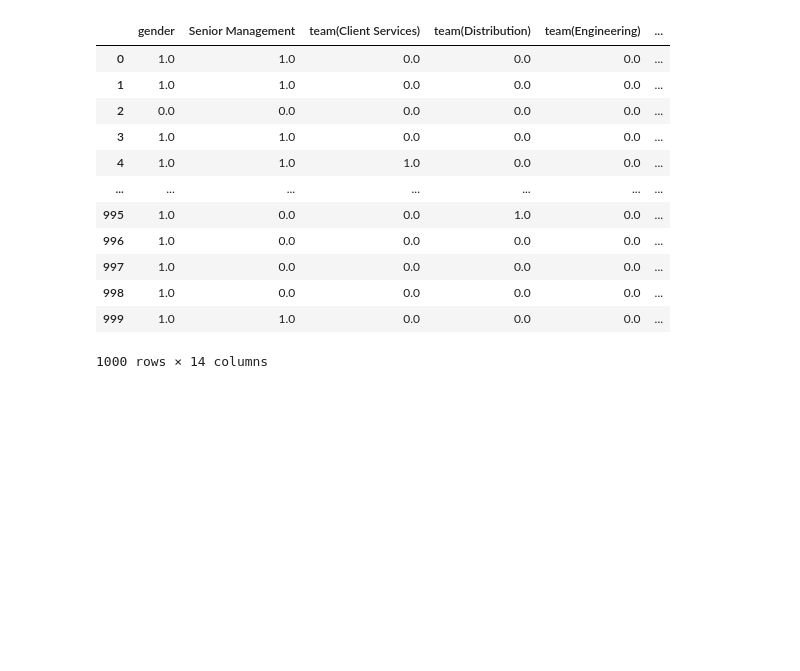
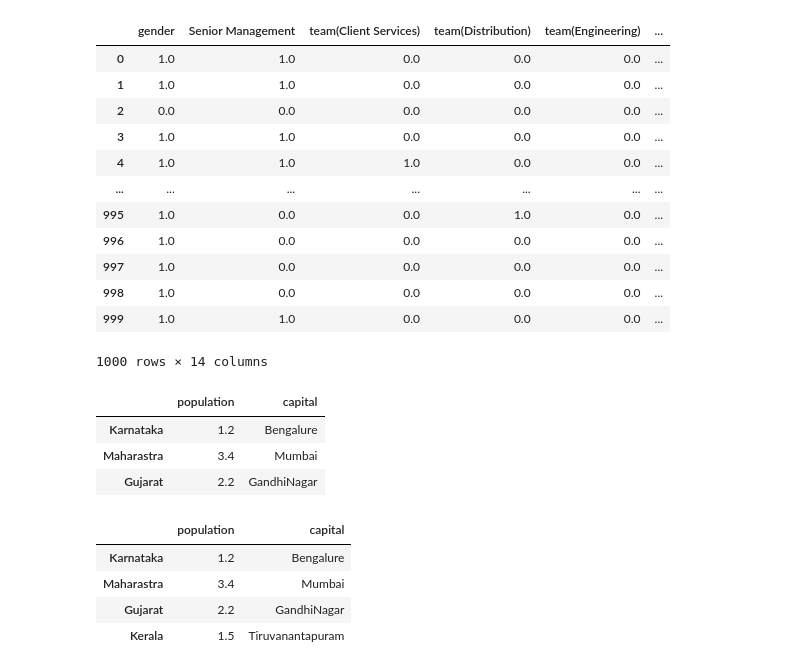
Before and after one commit to vivekc18/pydata, a Jupyter notebook: cie2a.ipynb, the cells around one changed output. Cells and saved outputs as stored; diff of their text form; code cells hidden in the pictures; blank space fills up the shorter version.

```diff
--- a/cie2a.ipynb
+++ b/cie2a.ipynb
@@ -143,3 +143,23 @@ df_new
 | 998 | 1.0 | 0.0 | 0.0 | 0.0 | 0.0 | ... |
 | 999 | 1.0 | 1.0 | 0.0 | 0.0 | 0.0 | ... |
 1000 rows × 14 columns
+# %%
+import numpy as np
+import pandas as pd
+i = pd.Index(['Karnataka','Maharastra','Gujarat'])
+df3 = pd.DataFrame({'population':[1.2,3.4,2.2],'capital':['Bengalure','Mumbai','GandhiNagar']},i)
+df3
+# %% [output]
+|  | population | capital |
+| Karnataka | 1.2 | Bengalure |
+| Maharastra | 3.4 | Mumbai |
+| Gujarat | 2.2 | GandhiNagar |
+# %%
+df4 = df3.append(pd.DataFrame([[1.5,'Tiruvanantapuram']],index=['Kerala'],columns=['population','capital']))
+df4
+# %% [output]
+|  | population | capital |
+| Karnataka | 1.2 | Bengalure |
+| Maharastra | 3.4 | Mumbai |
+| Gujarat | 2.2 | GandhiNagar |
+| Kerala | 1.5 | Tiruvanantapuram |
```
Also changed, not shown: parts of 1 cell of this notebook.
